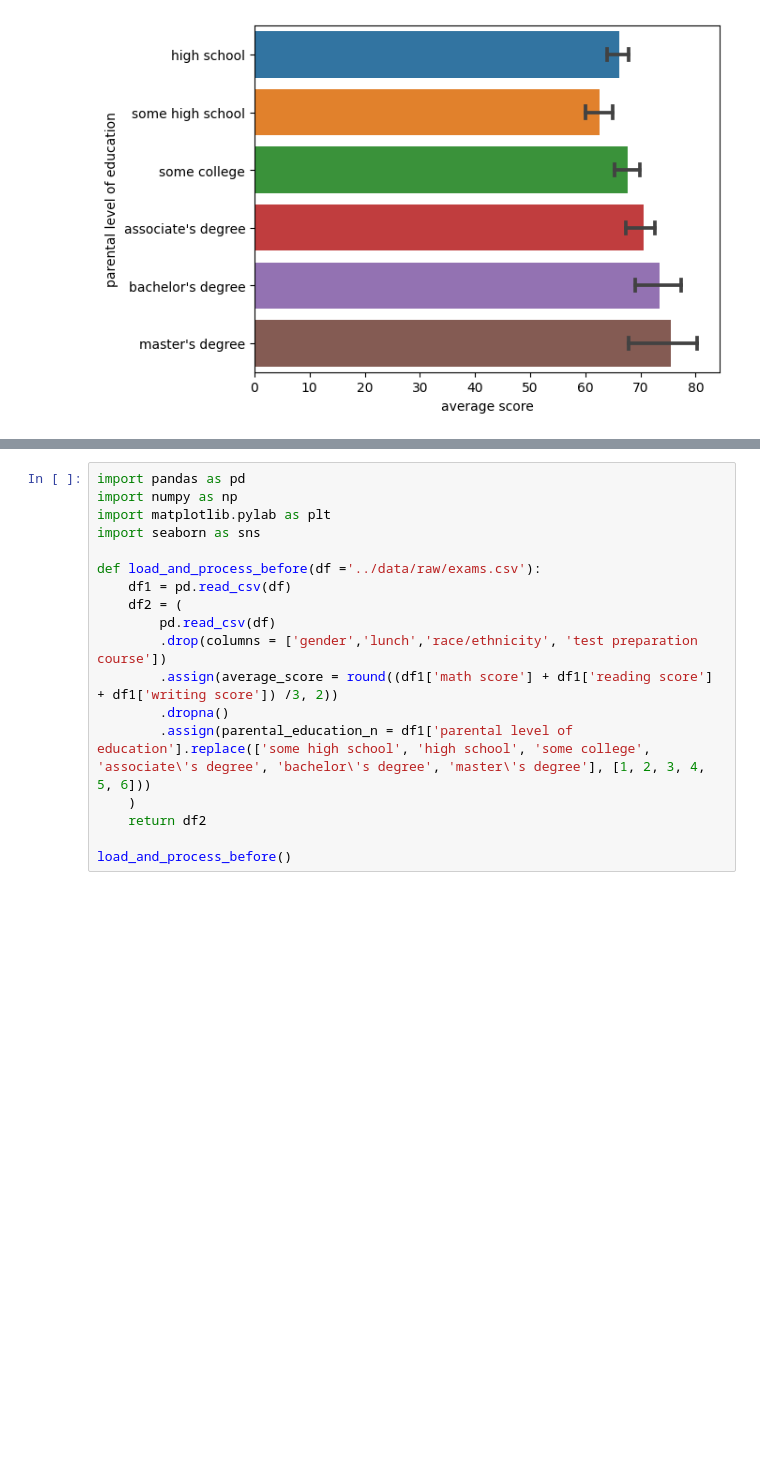
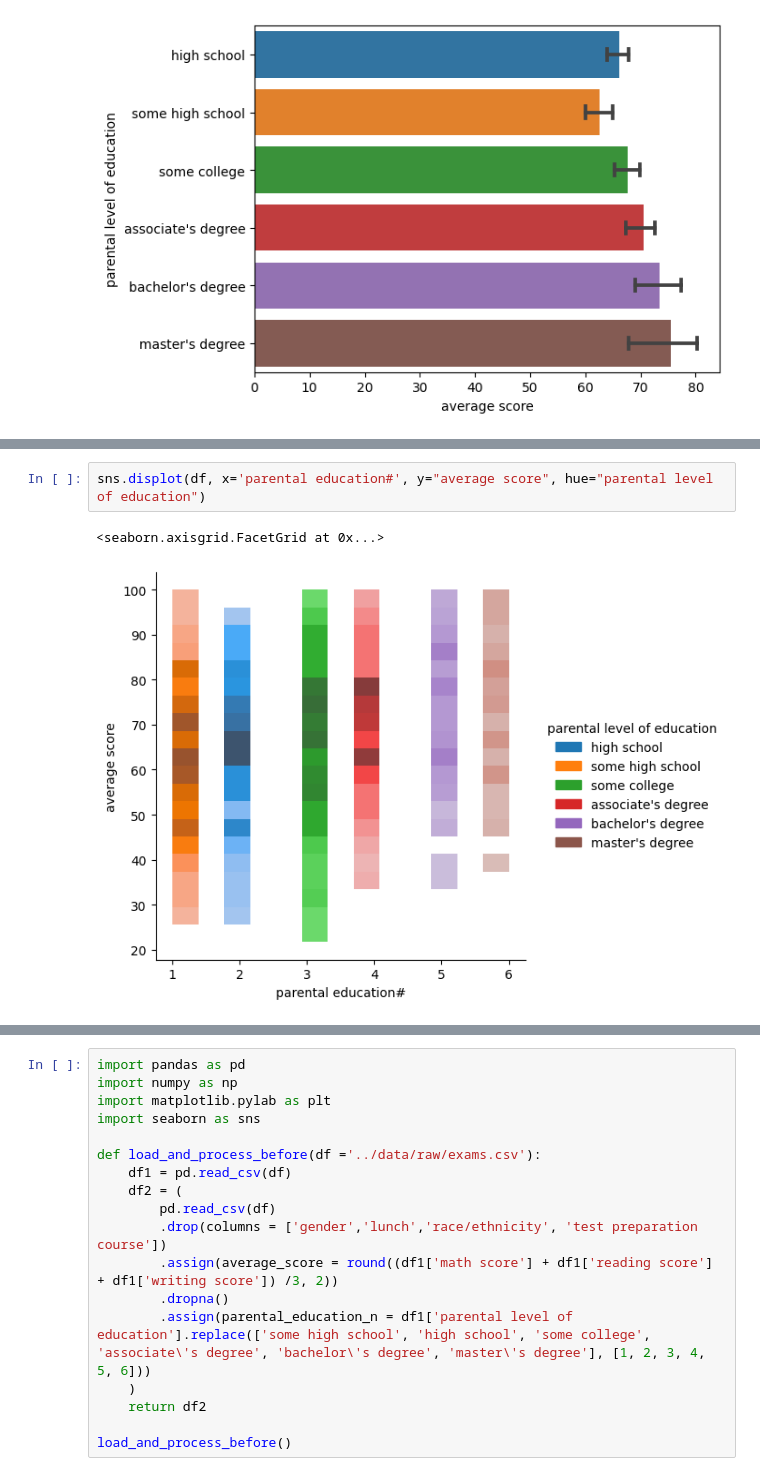
Before and after one commit to ubco-W2022T1-cosc301/project-group01, a Jupyter notebook: notebooks/analysis1.ipynb, the cells around one changed output, grey strips where cells are left out. Saved outputs shown, nothing was run; the diff lists cells and outputs as text; blank space fills up the shorter version.

```diff
--- a/notebooks/analysis1.ipynb
+++ b/notebooks/analysis1.ipynb
@@ -135,3 +140,8 @@ barplotAverage = sns.barplot(y="parental level of education", x="average score",
+# %%
+sns.displot(df, x='parental education#', y="average score", hue="parental level of education")
+# %% [output]
+<seaborn.axisgrid.FacetGrid at 0x...>
+[figure, added]
 # %% [markdown]
 ### In my Exploritory data analysis it is becoming evident that the barplot is a very useful tool in visualizing my data
 
```
Also changed, not shown: parts of 2 cells of this notebook.
